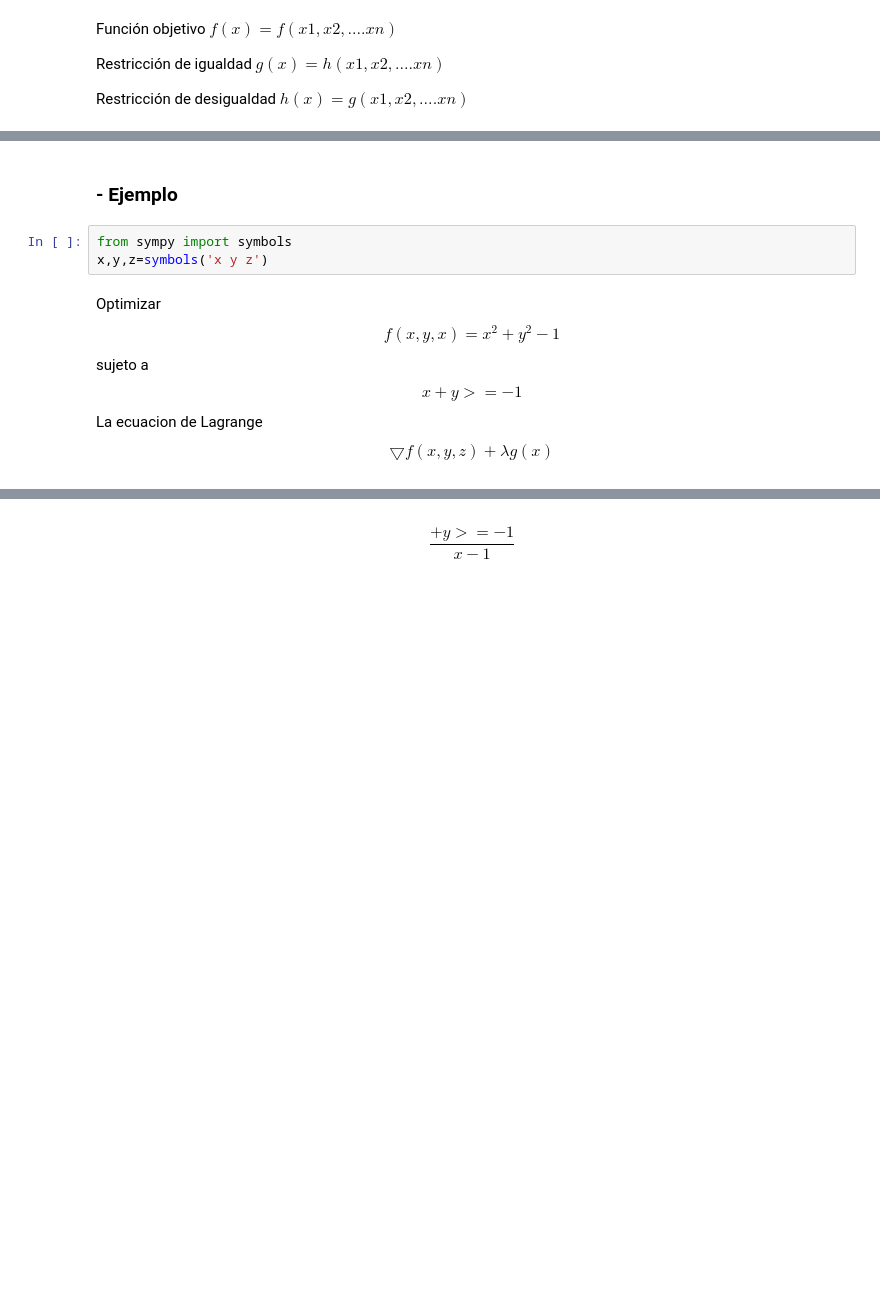
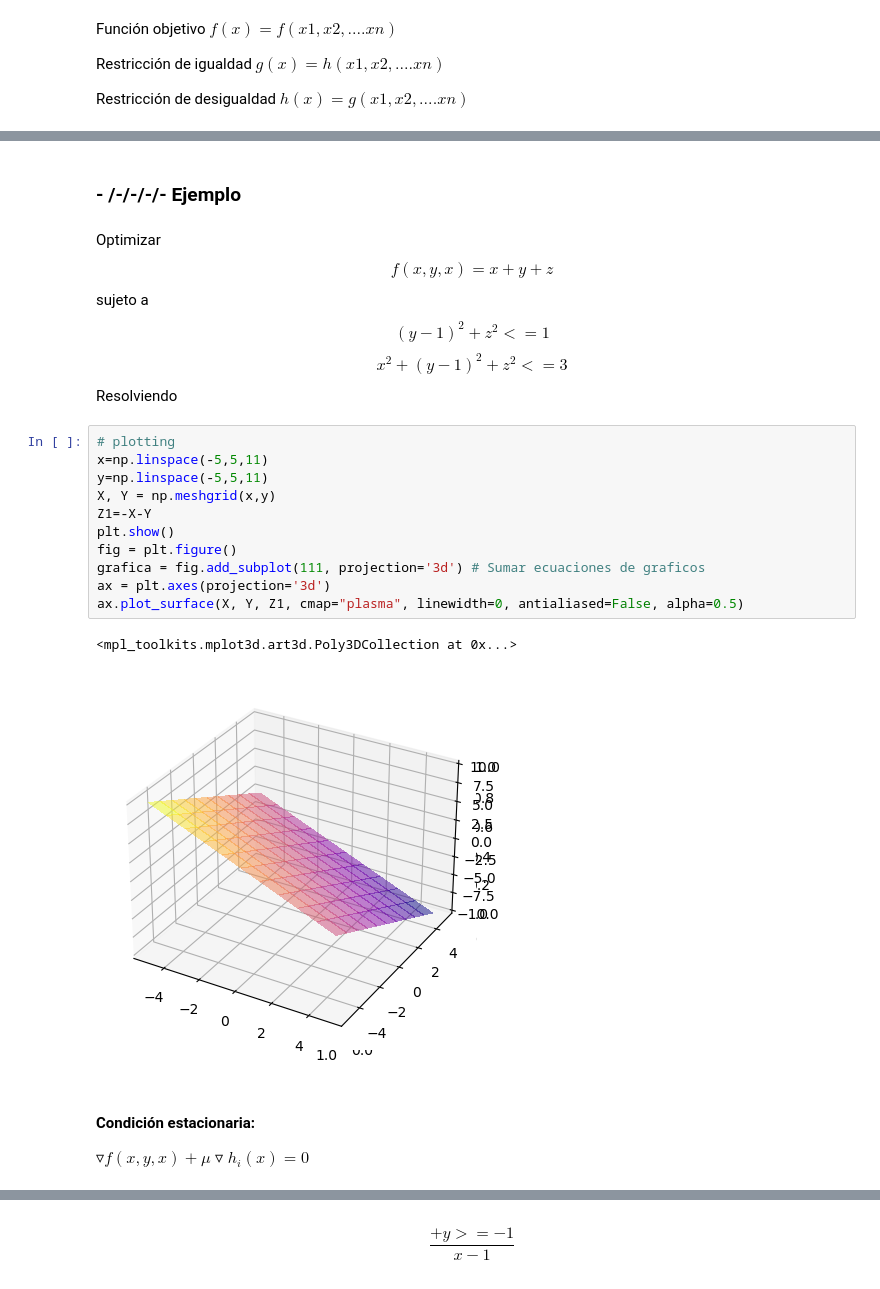
Before and after one commit to tarraga888/Mastria-UMSA-Mod.1, a Jupyter notebook: KKT.ipynb, the cells around one changed output, grey strips where cells are left out. Drawn from its saved outputs; the diff is of its cells as text; blank space fills up the shorter version.

```diff
--- a/KKT.ipynb
+++ b/KKT.ipynb
@@ -34,12 +38,26 @@ $ h_{i}(x)=0 $ , para j=1,.......m
 # %% [markdown]
-### - Ejemplo
+### - /-/-/-/- Ejemplo
-# %%
-from sympy import symbols
-x,y,z=symbols('x y z')
 # %% [markdown]
 Optimizar
-$$ f(x,y,x) = x^2+y^2-1 $$
+$$ f(x,y,x) = x+y+z $$
 sujeto a
-$$ x+y>=-1 $$
-La ecuacion de Lagrange
-$$ \bigtriangledown f(x,y,z)+\lambda g(x) $$
+$$ (y-1)^2+z^2 <=1 $$
+$$ x^2+(y-1)^2+z^2 <=3 $$
+Resolviendo
+# %%
+# plotting
+x=np.linspace(-5,5,11)
+y=np.linspace(-5,5,11)
+X, Y = np.meshgrid(x,y)
+Z1=-X-Y
+plt.show()
+fig = plt.figure()
+grafica = fig.add_subplot(111, projection='3d') # Sumar ecuaciones de graficos
+ax = plt.axes(projection='3d')
+ax.plot_surface(X, Y, Z1, cmap="plasma", linewidth=0, antialiased=False, alpha=0.5)
+# %% [output]
+<mpl_toolkits.mplot3d.art3d.Poly3DCollection at 0x...>
+[figure, added]
+# %% [markdown]
+#### Condición estacionaria:
+$ \triangledown f(x,y,x) +\mu \triangledown h_{i}(x)=0$
```
Also changed, not shown: parts of 9 cells of this notebook.
